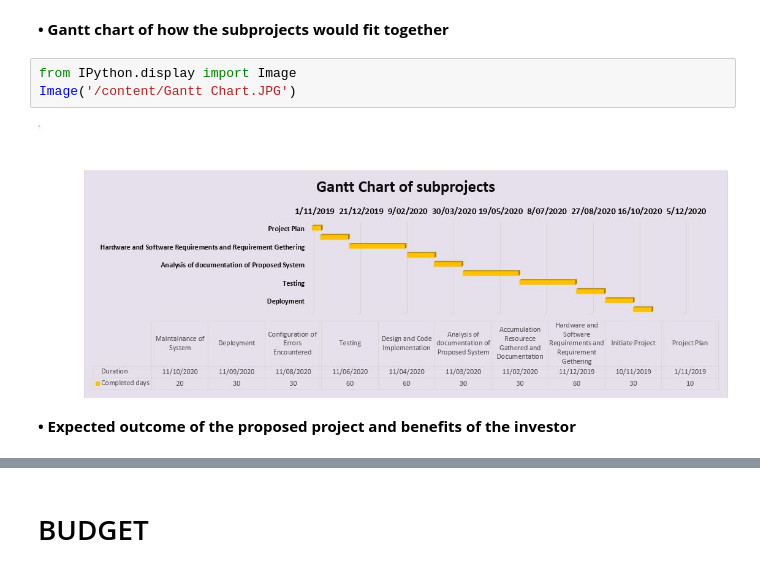
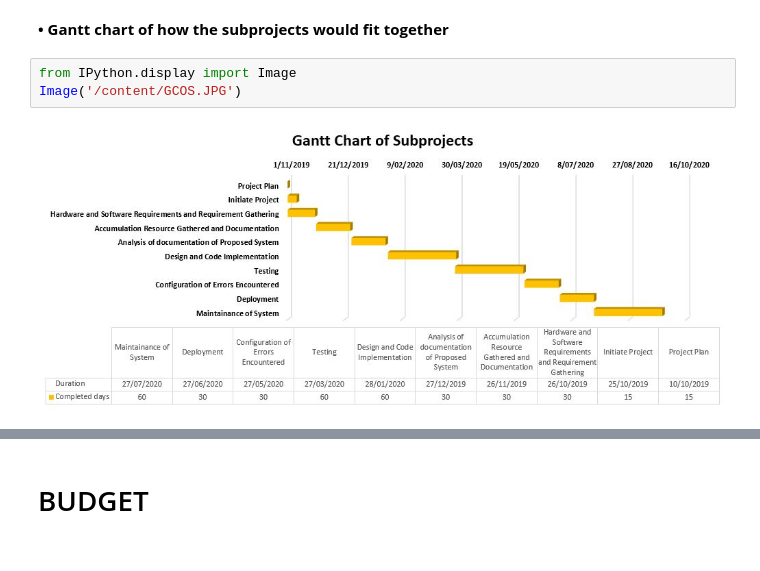
Before and after one commit to haishan-shi/A1, a Jupyter notebook: A3_Pitch and Plan for Solving a Domain Problem.ipynb, the cells around one changed output, grey strips where cells are left out. Saved outputs shown, nothing was run; the diff lists cells and outputs as text.

```diff
--- a/A3_Pitch and Plan for Solving a Domain Problem.ipynb
+++ b/A3_Pitch and Plan for Solving a Domain Problem.ipynb
@@ -88,8 +88,6 @@ Image('/content/sv.jpg')
 **• Gantt chart of how the subprojects would fit together**
 # %%
 from IPython.display import Image
-Image('/content/Gantt Chart.JPG')
+Image('/content/GCOS.JPG')
 # %% [output]
-[figure, old version]
+[figure, new version]
-# %% [markdown]
-**• Expected outcome of the proposed project and benefits of the investor**
```
Also changed, not shown: parts of 3 cells of this notebook.
